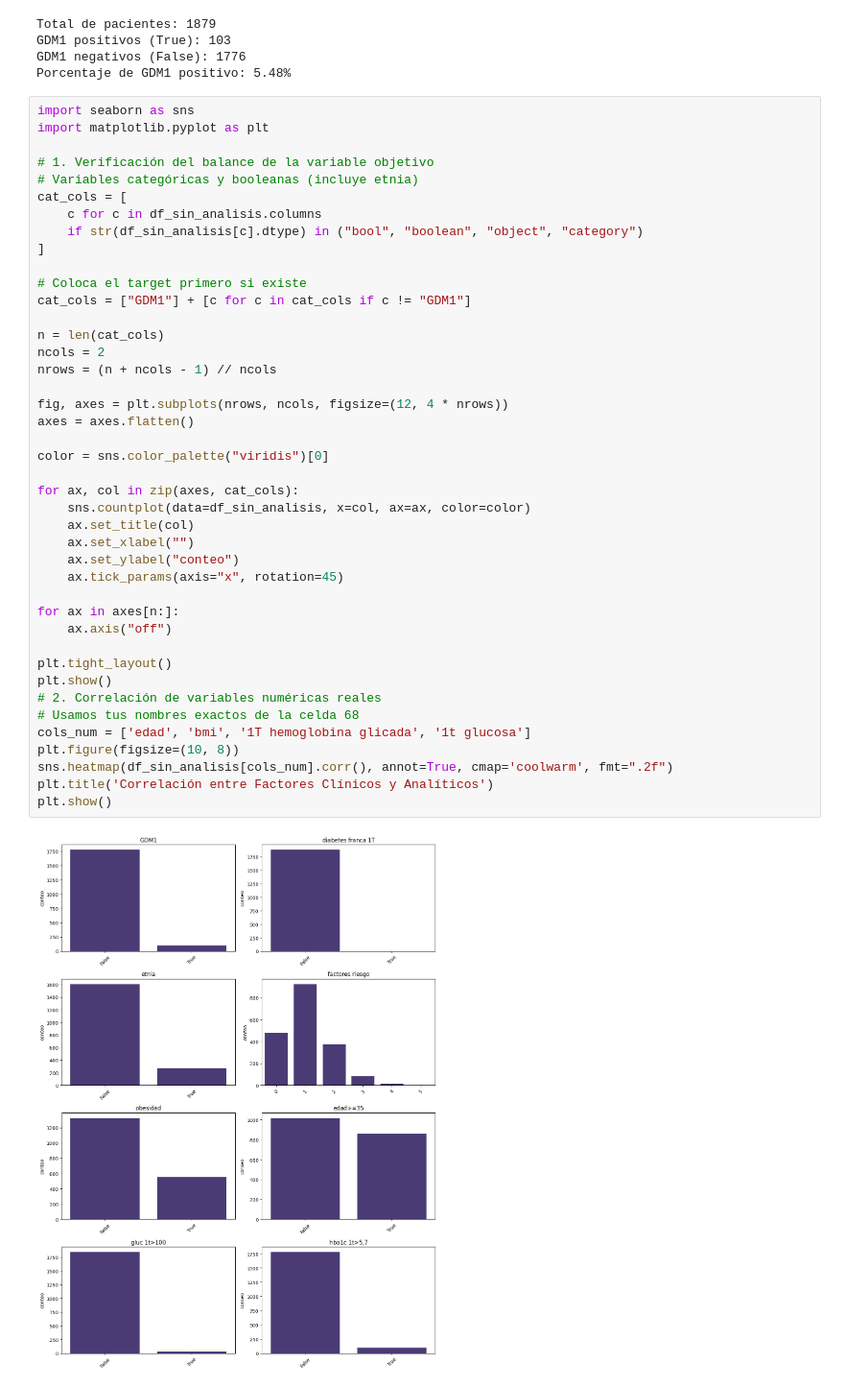
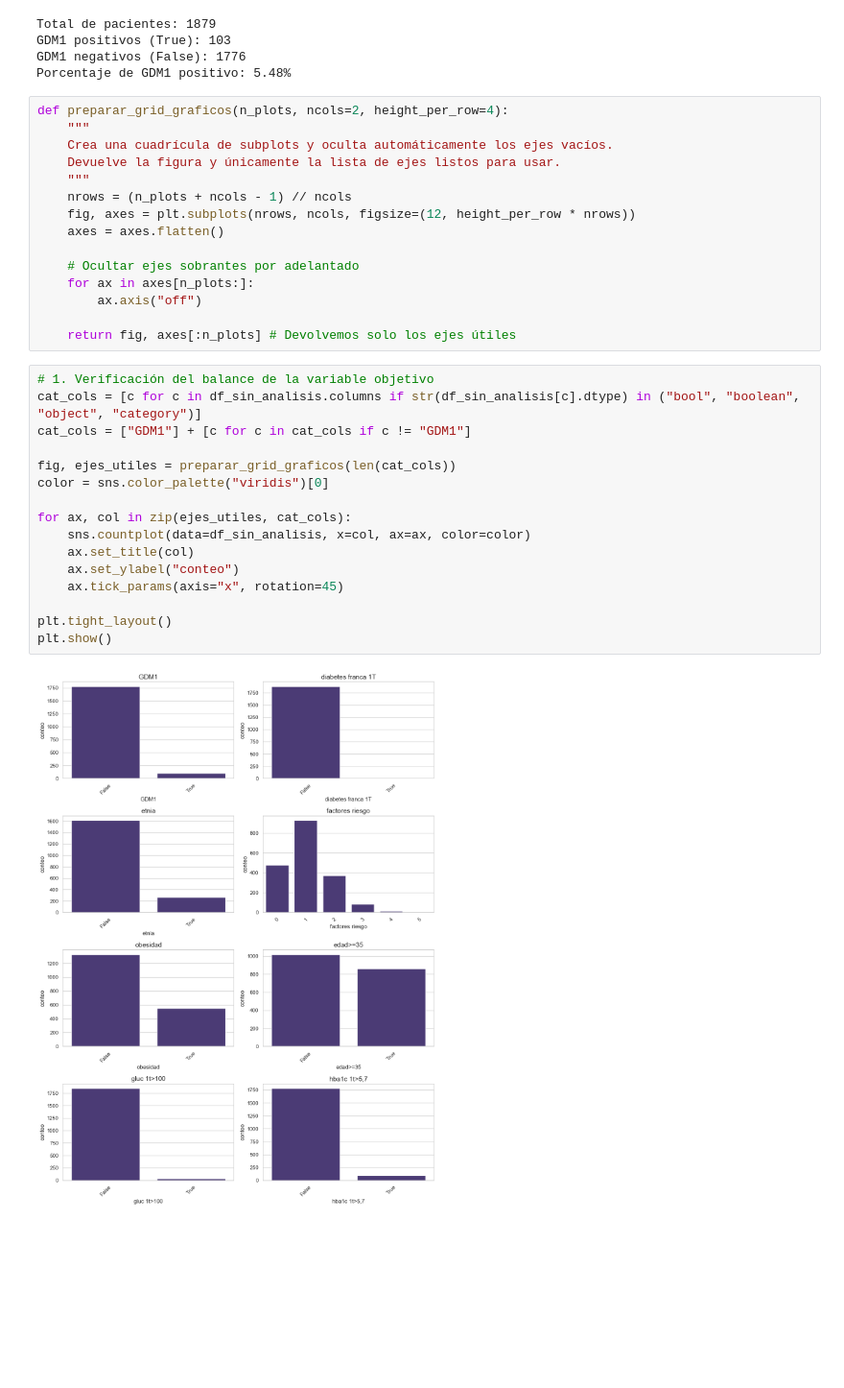
Before and after one commit to ml-Angel/Deteccion-Diabetes, a Jupyter notebook: 1. Analisis Inicial.ipynb, the cells around one changed output. Shown at 96% size. Saved outputs shown, nothing was run; the diff lists cells and outputs as text; blank space fills up the shorter version.

```diff
--- a/1. Analisis Inicial.ipynb
+++ b/1. Analisis Inicial.ipynb
@@ -344,47 +357,36 @@ Total de pacientes: 1879
 GDM1 positivos (True): 103
 GDM1 negativos (False): 1776
 Porcentaje de GDM1 positivo: 5.48%
+# %%
+def preparar_grid_graficos(n_plots, ncols=2, height_per_row=4):
+    """
+    Crea una cuadrícula de subplots y oculta automáticamente los ejes vacíos.
+    Devuelve la figura y únicamente la lista de ejes listos para usar.
+    """
+    nrows = (n_plots + ncols - 1) // ncols
+    fig, axes = plt.subplots(nrows, ncols, figsize=(12, height_per_row * nrows))
+    axes = axes.flatten()
+
+    # Ocultar ejes sobrantes por adelantado
+    for ax in axes[n_plots:]:
+        ax.axis("off")
+
+    return fig, axes[:n_plots] # Devolvemos solo los ejes útiles
 # %%
-import seaborn as sns
-import matplotlib.pyplot as plt
-
 # 1. Verificación del balance de la variable objetivo
-# Variables categóricas y booleanas (incluye etnia)
-cat_cols = [
-    c for c in df_sin_analisis.columns
-    if str(df_sin_analisis[c].dtype) in ("bool", "boolean", "object", "category")
-]
-
-# Coloca el target primero si existe
+cat_cols = [c for c in df_sin_analisis.columns if str(df_sin_analisis[c].dtype) in ("bool", "boolean", "object", "category")]
 cat_cols = ["GDM1"] + [c for c in cat_cols if c != "GDM1"]
 
-n = len(cat_cols)
-ncols = 2
-nrows = (n + ncols - 1) // ncols
-
-fig, axes = plt.subplots(nrows, ncols, figsize=(12, 4 * nrows))
-axes = axes.flatten()
-
+fig, ejes_utiles = preparar_grid_graficos(len(cat_cols))
 color = sns.color_palette("viridis")[0]
 
-for ax, col in zip(axes, cat_cols):
+for ax, col in zip(ejes_utiles, cat_cols):
     sns.countplot(data=df_sin_analisis, x=col, ax=ax, color=color)
     ax.set_title(col)
-    ax.set_xlabel("")
     ax.set_ylabel("conteo")
     ax.tick_params(axis="x", rotation=45)
 
-for ax in axes[n:]:
-    ax.axis("off")
-
 plt.tight_layout()
 plt.show()
-# 2. Correlación de variables numéricas reales
-# Usamos tus nombres exactos de la celda 68
-cols_num = ['edad', 'bmi', '1T hemoglobina glicada', '1t glucosa']
-plt.figure(figsize=(10, 8))
-sns.heatmap(df_sin_analisis[cols_num].corr(), annot=True, cmap='coolwarm', fmt=".2f")
-plt.title('Correlación entre Factores Clínicos y Analíticos')
-plt.show()
 # %% [output]
-[figure, old version]
+[figure, new version]
```
Also changed, not shown: parts of 16 cells of this notebook.
